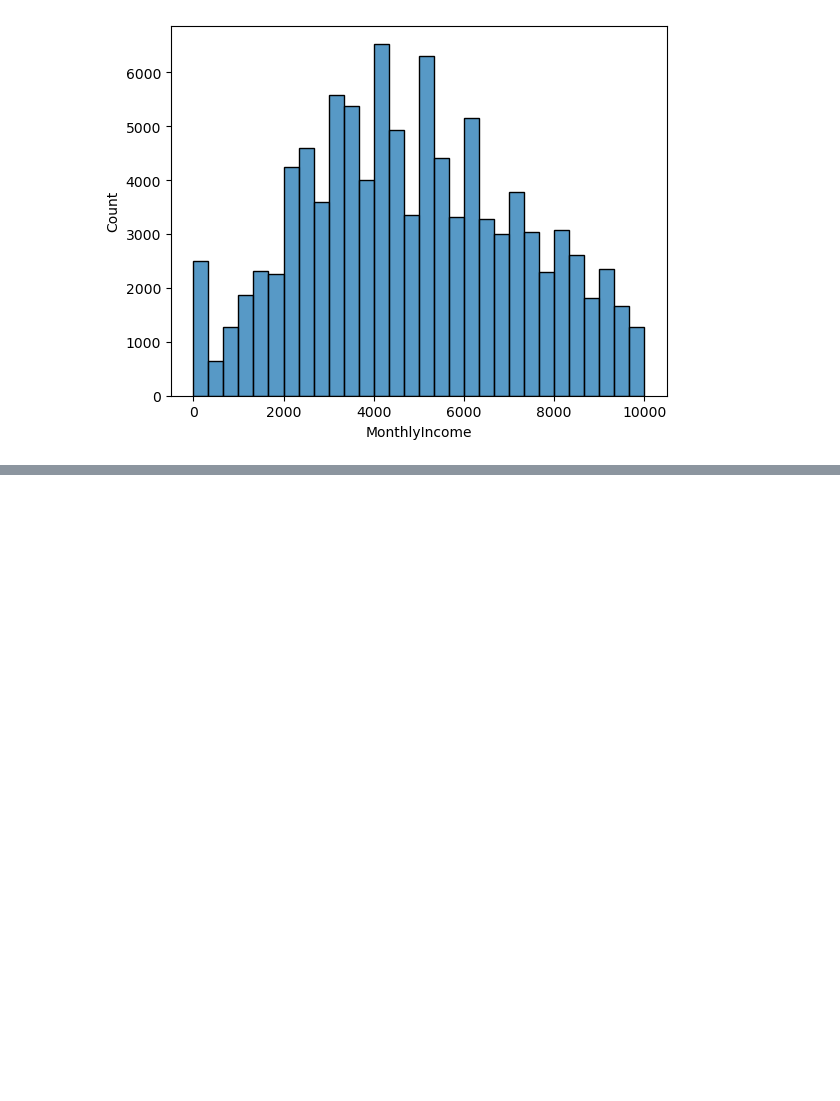
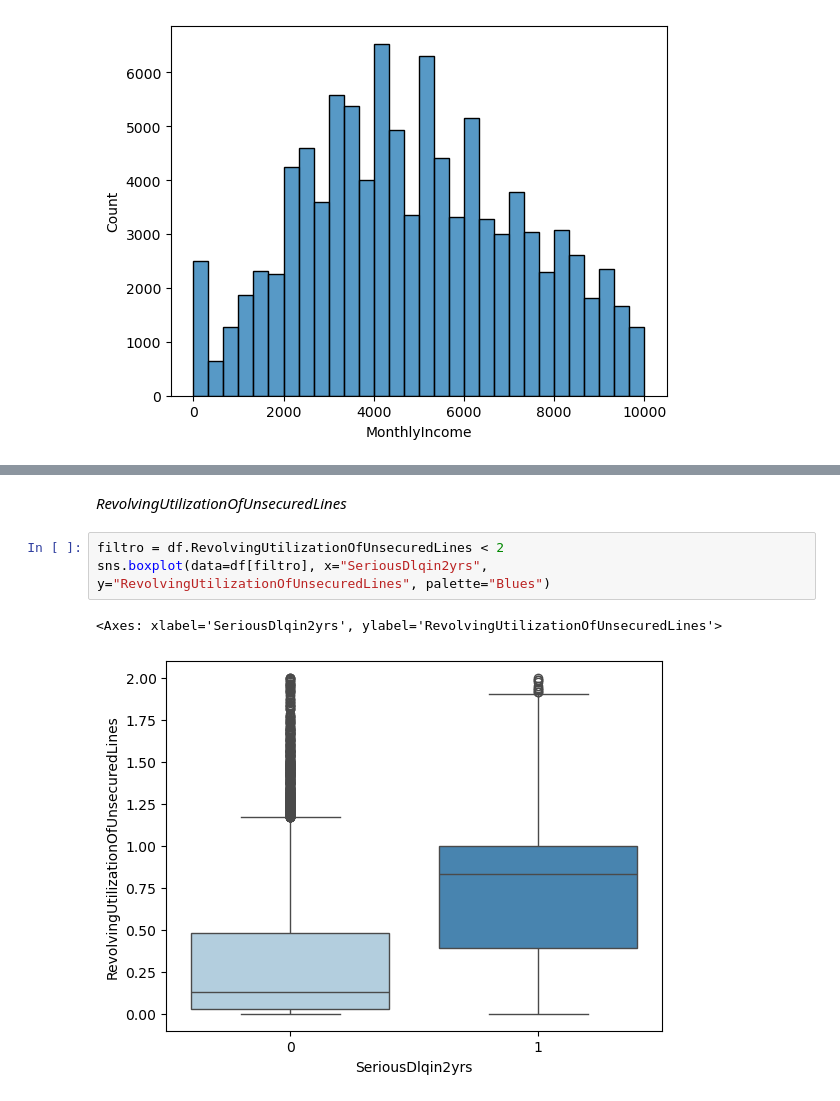
Before and after one commit to inigoochoa/credit-risk-scoring, a Jupyter notebook: notebooks/01_eda.ipynb, the cells around one changed output, grey strips where cells are left out. Cells and saved outputs as stored; diff of their text form; blank space fills up the shorter version.

```diff
--- a/notebooks/01_eda.ipynb
+++ b/notebooks/01_eda.ipynb
@@ -223,0 +222,8 @@ Las variables de días de retraso son las más predictivas: Alguien que se ha re
+# %% [markdown]
+*RevolvingUtilizationOfUnsecuredLines*
+# %%
+filtro = df.RevolvingUtilizationOfUnsecuredLines < 2
+sns.boxplot(data=df[filtro], x="SeriousDlqin2yrs", y="RevolvingUtilizationOfUnsecuredLines", palette="Blues")
+# %% [output]
+<Axes: xlabel='SeriousDlqin2yrs', ylabel='RevolvingUtilizationOfUnsecuredLines'>
+[figure, added]
```
Also changed, not shown: parts of 31 cells of this notebook, 2 other files.
